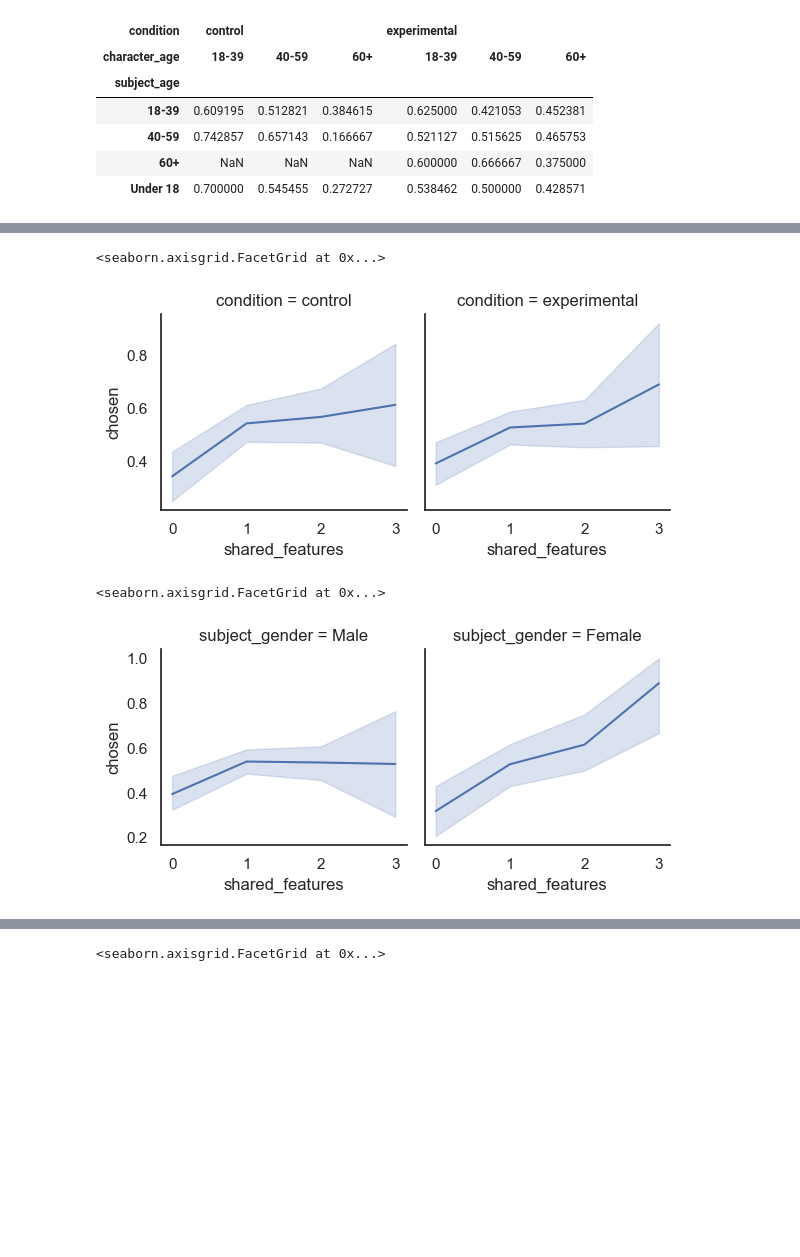
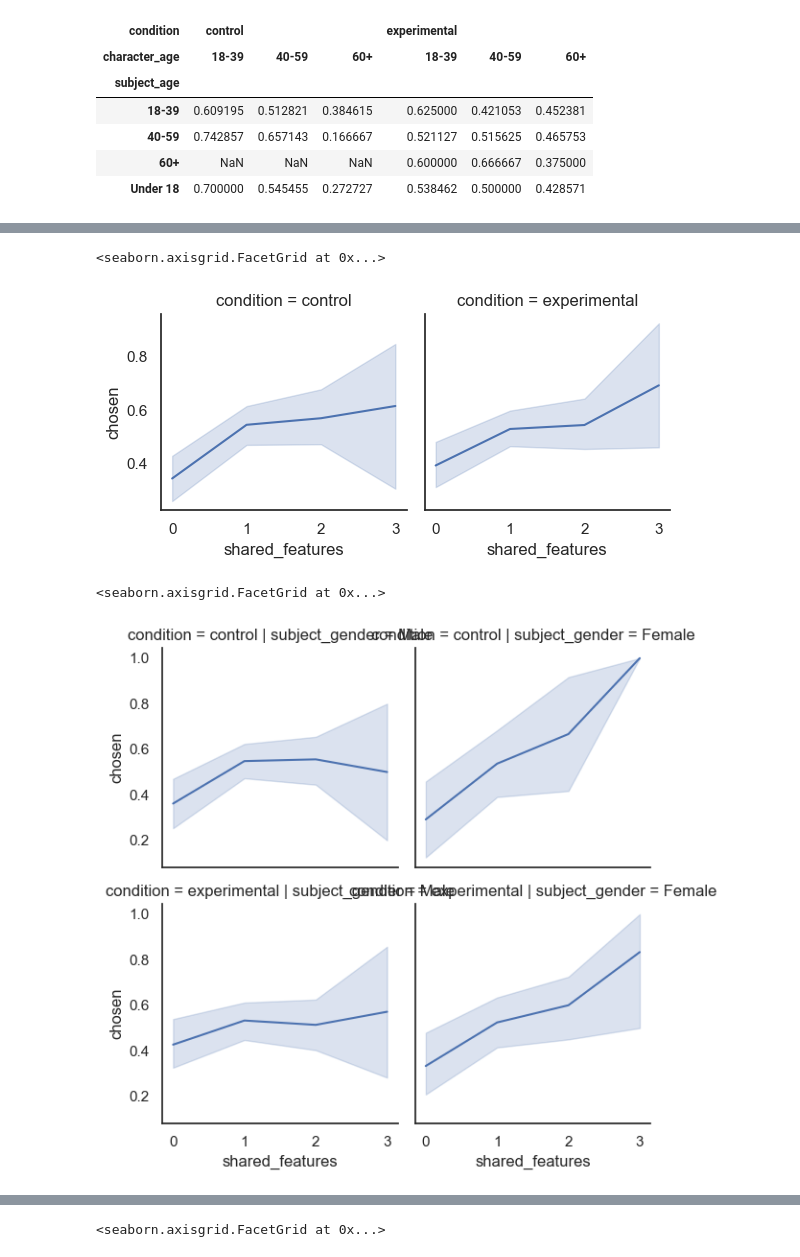
Before and after one commit to githubpsyche/voluntaryaffiliation, a Jupyter notebook: Data_Cleaning.ipynb, the cells around one changed output, grey strips where cells are left out. Drawn from its saved outputs; the diff is of its cells as text; code cells hidden in the pictures; blank space fills up the shorter version.

```diff
--- a/Data_Cleaning.ipynb
+++ b/Data_Cleaning.ipynb
@@ -65,7 +66,7 @@ for trial_index, row in df.iterrows():
         if merged['chosen'][-1]:
             merged['output'].append(character_choices.index(character))
         else:
-            merged['output'].append(0)
+            merged['output'].append(np.nan)
         if 'control' in row['condition'].lower():
             merged['condition'].append('control')
         else:
@@ -218,10 +219,10 @@ g = sns.FacetGrid(data, col='condition', sharey=True)
 g.map(sns.lineplot, 'shared_features', 'chosen')
 # %% [output]
 <seaborn.axisgrid.FacetGrid at 0x...>
-[figure, old version]
+[figure, new version]
 # %%
-g = sns.FacetGrid(data, col='subject_gender', sharey=True)
+g = sns.FacetGrid(data, col='subject_gender', row='condition', sharey=True)
 g.map(sns.lineplot, 'shared_features', 'chosen')
 # %% [output]
 <seaborn.axisgrid.FacetGrid at 0x...>
-[figure, old version]
+[figure, new version]
```
Also changed, not shown: parts of 11 cells of this notebook.
